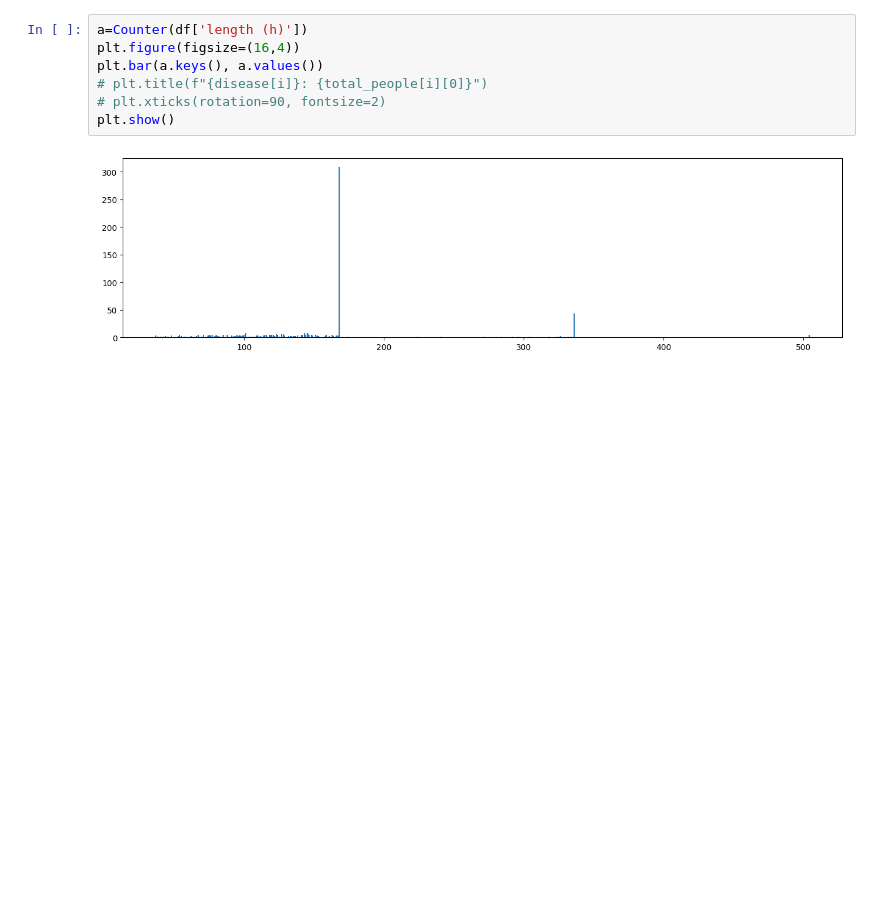
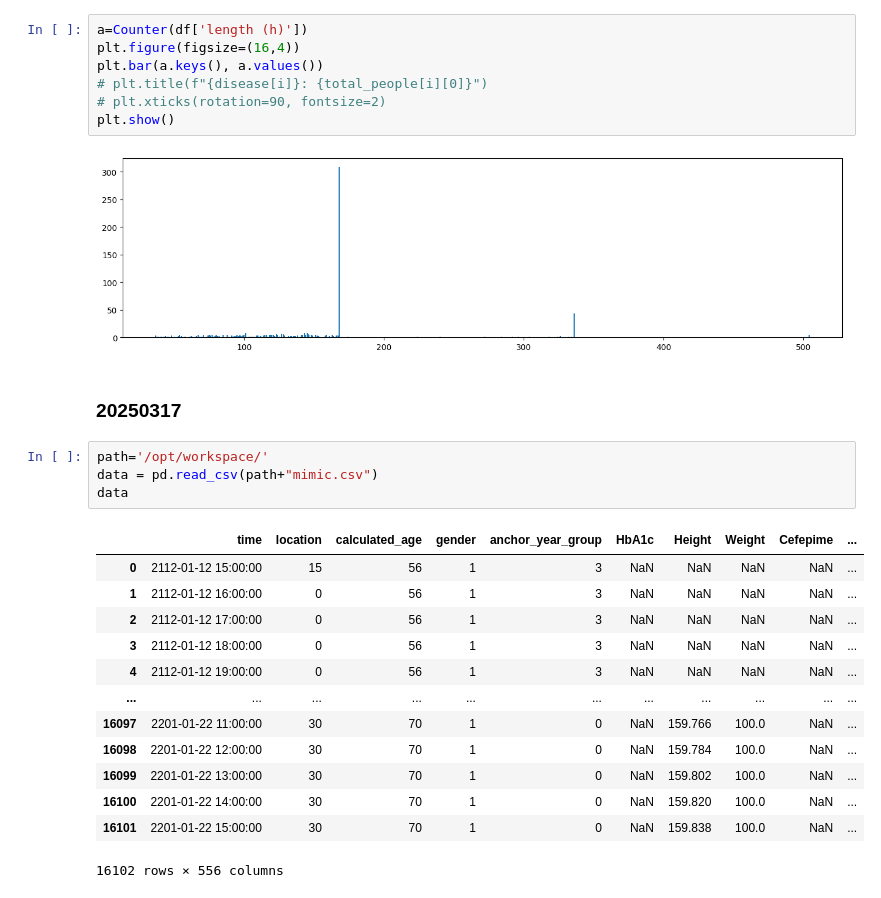
Before and after one commit to KDongYoung/MIMIC, a Jupyter notebook: mimic.ipynb, the cells around one changed output. Saved outputs shown, nothing was run; the diff lists cells and outputs as text; blank space fills up the shorter version.

```diff
--- a/mimic.ipynb
+++ b/mimic.ipynb
@@ -1889,3 +1803,23 @@ plt.bar(a.keys(), a.values())
 plt.show()
 # %% [output]
 [figure]
+# %% [markdown]
+### 20250317
+# %%
+path='/opt/workspace/'
+data = pd.read_csv(path+"mimic.csv")
+data
+# %% [output]
+|  | time | location | calculated_age | gender | anchor_year_group | HbA1c | Height | Weight | Cefepime | ... |
+| 0 | 2112-01-12 15:00:00 | 15 | 56 | 1 | 3 | NaN | NaN | NaN | NaN | ... |
+| 1 | 2112-01-12 16:00:00 | 0 | 56 | 1 | 3 | NaN | NaN | NaN | NaN | ... |
+| 2 | 2112-01-12 17:00:00 | 0 | 56 | 1 | 3 | NaN | NaN | NaN | NaN | ... |
+| 3 | 2112-01-12 18:00:00 | 0 | 56 | 1 | 3 | NaN | NaN | NaN | NaN | ... |
+| 4 | 2112-01-12 19:00:00 | 0 | 56 | 1 | 3 | NaN | NaN | NaN | NaN | ... |
+| ... | ... | ... | ... | ... | ... | ... | ... | ... | ... | ... |
+| 16097 | 2201-01-22 11:00:00 | 30 | 70 | 1 | 0 | NaN | 159.766 | 100.0 | NaN | ... |
+| 16098 | 2201-01-22 12:00:00 | 30 | 70 | 1 | 0 | NaN | 159.784 | 100.0 | NaN | ... |
+| 16099 | 2201-01-22 13:00:00 | 30 | 70 | 1 | 0 | NaN | 159.802 | 100.0 | NaN | ... |
+| 16100 | 2201-01-22 14:00:00 | 30 | 70 | 1 | 0 | NaN | 159.820 | 100.0 | NaN | ... |
+| 16101 | 2201-01-22 15:00:00 | 30 | 70 | 1 | 0 | NaN | 159.838 | 100.0 | NaN | ... |
+16102 rows × 556 columns
```
Also changed, not shown: parts of 21 cells of this notebook, 12 other files.
